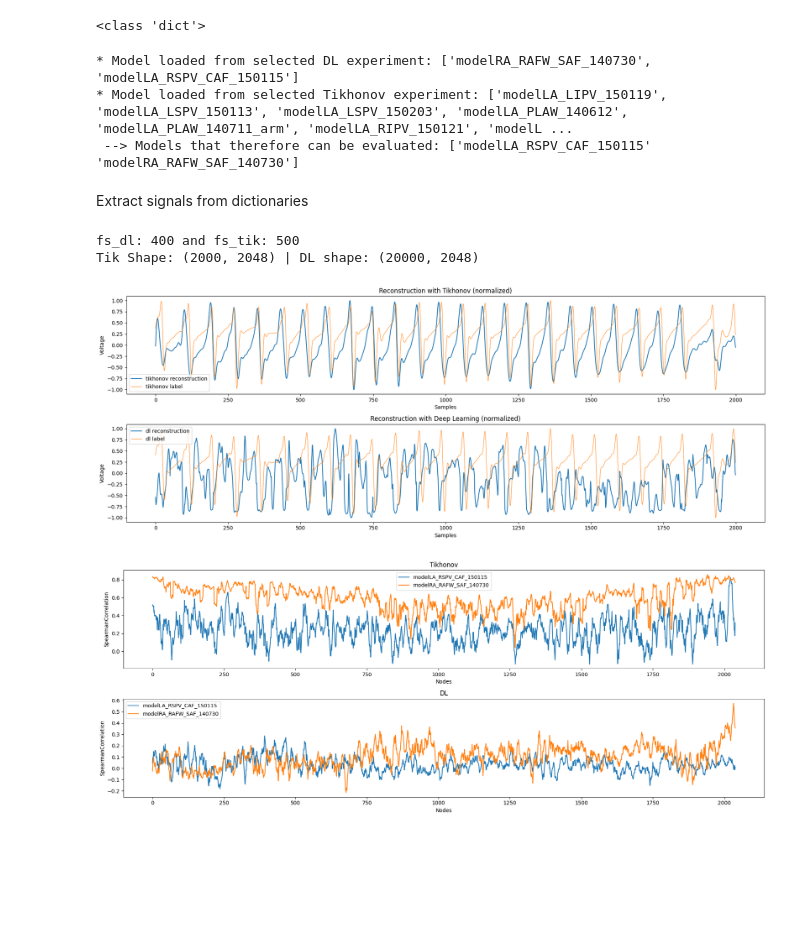
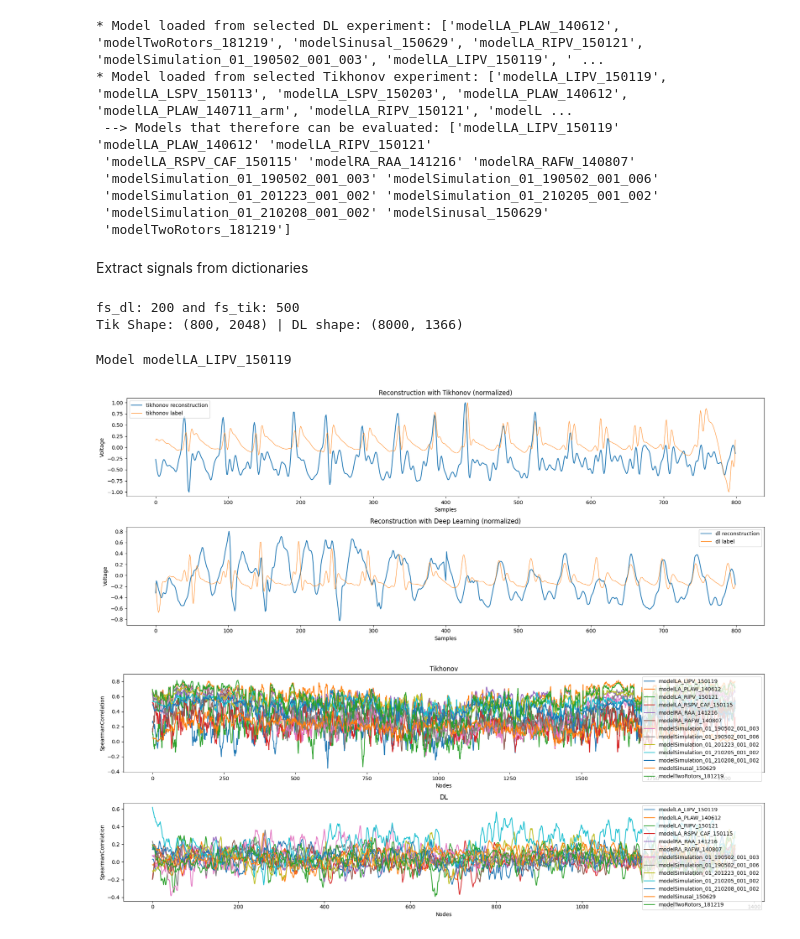
Before and after one commit to miriamgf/egm_reconstruction, a Jupyter notebook: Code/scripts/visualization/plot_by_models.ipynb, the cells around one changed output. Drawn from its saved outputs; the diff is of its cells as text; code cells hidden in the pictures; blank space fills up the shorter version.

```diff
--- a/Code/scripts/visualization/plot_by_models.ipynb
+++ b/Code/scripts/visualization/plot_by_models.ipynb
@@ -18,14 +18,11 @@ To enable the following instructions: AVX2 AVX512F AVX512_VNNI AVX512_BF16 AVX_V
 # %%
 #CONFIGURATION
 
-experiment= '20240530-141019'
-model='modelLA_RSPV_CAF_150115'
+experiment= '20240825-115418_EXP_0'
+model='modelLA_LIPV_150119'
 # %%
 tikhonov, fs_tk= load_signals('Tik')
-dl, fs_dl= load_signals('DL', experiment='20240530-141019')
-print(type(dl))
+dl, fs_dl= load_signals('DL', experiment=experiment)
-# %% [output]
-<class 'dict'>
 # %%
 loaded_models_dl =[]
 for key in dl.keys():
@@ -43,9 +40,14 @@ print('* Model loaded from selected DL experiment:', loaded_models_dl)
 print('* Model loaded from selected Tikhonov experiment:',loaded_models_tk)
 print(' --> Models that therefore can be evaluated:', common_models)
 # %% [output]
-* Model loaded from selected DL experiment: ['modelRA_RAFW_SAF_140730', 'modelLA_RSPV_CAF_150115']
+* Model loaded from selected DL experiment: ['modelLA_PLAW_140612', 'modelTwoRotors_181219', 'modelSinusal_150629', 'modelLA_RIPV_150121', 'modelSimulation_01_190502_001_003', 'modelLA_LIPV_150119', ' ...
 * Model loaded from selected Tikhonov experiment: ['modelLA_LIPV_150119', 'modelLA_LSPV_150113', 'modelLA_LSPV_150203', 'modelLA_PLAW_140612', 'modelLA_PLAW_140711_arm', 'modelLA_RIPV_150121', 'modelL ...
- --> Models that therefore can be evaluated: ['modelLA_RSPV_CAF_150115' 'modelRA_RAFW_SAF_140730']
+ --> Models that therefore can be evaluated: ['modelLA_LIPV_150119' 'modelLA_PLAW_140612' 'modelLA_RIPV_150121'
+ 'modelLA_RSPV_CAF_150115' 'modelRA_RAA_141216' 'modelRA_RAFW_140807'
+ 'modelSimulation_01_190502_001_003' 'modelSimulation_01_190502_001_006'
+ 'modelSimulation_01_201223_001_002' 'modelSimulation_01_210205_001_002'
+ 'modelSimulation_01_210208_001_002' 'modelSinusal_150629'
+ 'modelTwoRotors_181219']
 # %% [markdown]
 Extract signals from dictionaries
 # %%
@@ -65,19 +67,21 @@ if fs_dl < fs_tk:
     tikhonov_label = signal.resample_poly(tikhonov_label, fs_dl, 500, axis=0)
     print('Tik Shape:', tikhonov_signal.shape, '| DL shape:', dl_signal.shape )
 # %% [output]
-fs_dl: 400 and fs_tik: 500
-Tik Shape: (2000, 2048) | DL shape: (20000, 2048)
+fs_dl: 200 and fs_tik: 500
+Tik Shape: (800, 2048) | DL shape: (8000, 1366)
 # %%
+print('Model', model)
 plot_1D_signals(tikhonov_signal, tikhonov_label, dl_signal, dl_label,
-                node = 0,
+                node = 1,
                 torso = 5,
-                n_samples= 500,
+                n_samples= 5000,
                 normalize_tik= True,
                 filter_tik_label= False)
 # %% [output]
+Model modelLA_LIPV_150119
-[figure, old version]
+[figure, new version]
 # %%
-plot_correlation_by_nodes(range_of_models=common_models, smoothing = 10, type_corr = 'Spearman')
+plot_correlation_by_nodes(range_of_models=common_models, smoothing = 10, type_corr = 'Spearman', experiment=experiment)
 # %% [output]
-[figure, old version]
+[figure, new version]
 # %%
```
Also changed, not shown: parts of 2 cells of this notebook, 16 other files.
